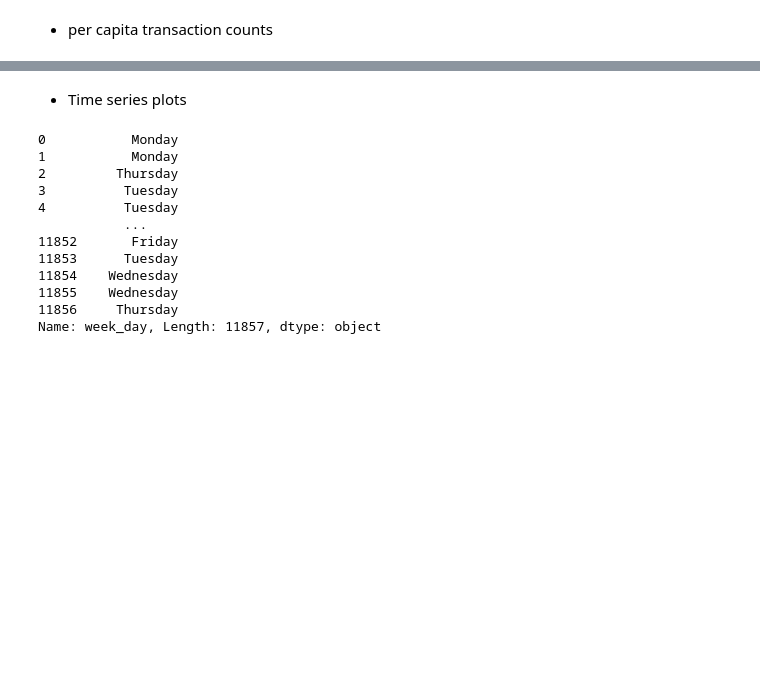
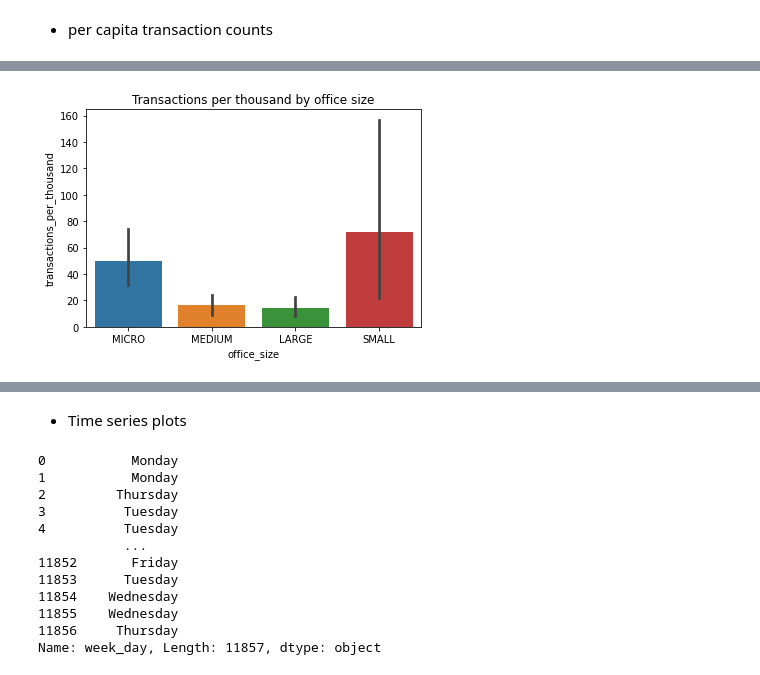
Before and after one commit to varunindurthi/Services-BC-EDA-REQ101268, a Jupyter notebook: data_analysis.ipynb, the cells around one changed output, grey strips where cells are left out. Saved outputs shown, nothing was run; the diff lists cells and outputs as text; code cells hidden in the pictures; blank space fills up the shorter version.

```diff
--- a/data_analysis.ipynb
+++ b/data_analysis.ipynb
@@ -963,0 +1004,7 @@ per_capita_transactions.sort_values(by='transactions_per_thousand')
+# %%
+# Let's visualize the per capita transactions for each office size
+sns.barplot(x='office_size', y='transactions_per_thousand', data=per_capita_transactions)
+plt.title('Transactions per thousand by office size')
+plt.show()
+# %% [output]
+[figure, added]
```
Also changed, not shown: parts of 11 cells of this notebook.
